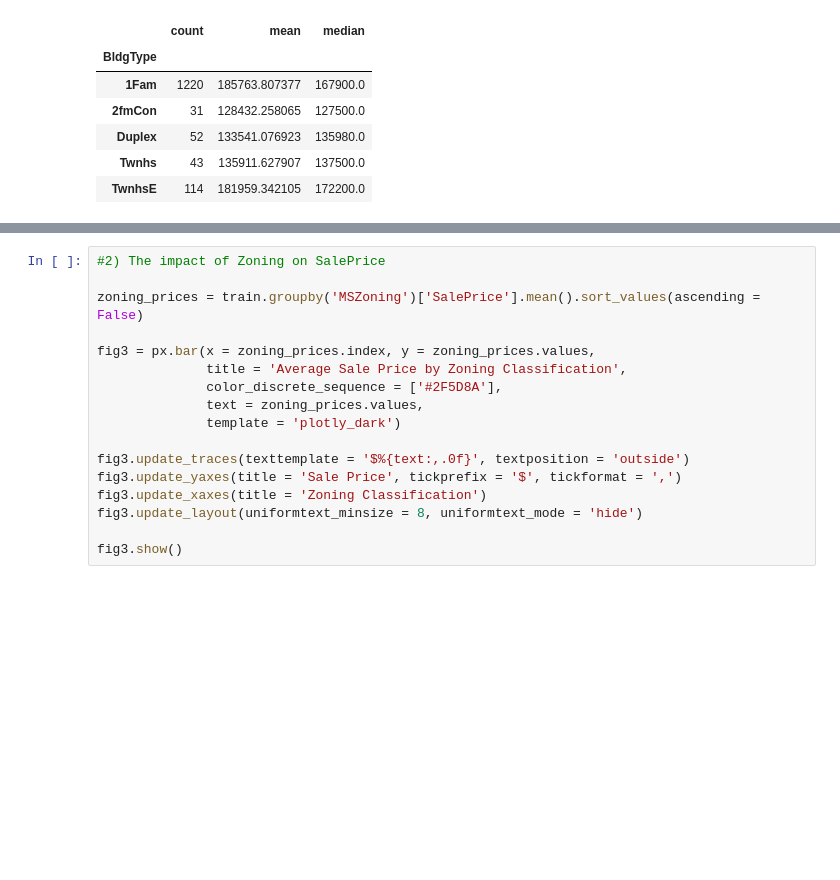
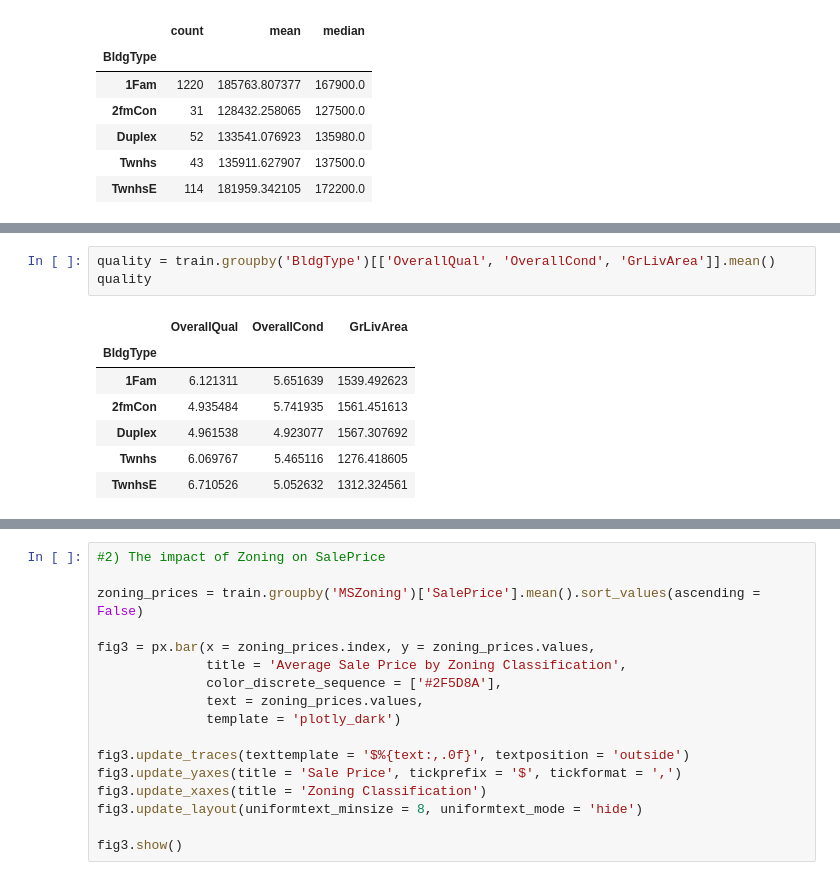
Before and after one commit to Sinjinkim/Ames-housing-price-predicton, a Jupyter notebook: notebooks/01_eda.ipynb, the cells around one changed output, grey strips where cells are left out. Cells and saved outputs as stored; diff of their text form; blank space fills up the shorter version.

```diff
--- a/notebooks/01_eda.ipynb
+++ b/notebooks/01_eda.ipynb
@@ -241,0 +299,11 @@ Overall, dwelling type appears to contain useful information about home sale pri
+# %%
+quality = train.groupby('BldgType')[['OverallQual', 'OverallCond', 'GrLivArea']].mean()
+quality
+# %% [output]
+|  | OverallQual | OverallCond | GrLivArea |
+| BldgType |  |  |  |
+| 1Fam | 6.121311 | 5.651639 | 1539.492623 |
+| 2fmCon | 4.935484 | 5.741935 | 1561.451613 |
+| Duplex | 4.961538 | 4.923077 | 1567.307692 |
+| Twnhs | 6.069767 | 5.465116 | 1276.418605 |
+| TwnhsE | 6.710526 | 5.052632 | 1312.324561 |
```
Also changed, not shown: parts of 6 cells of this notebook.
